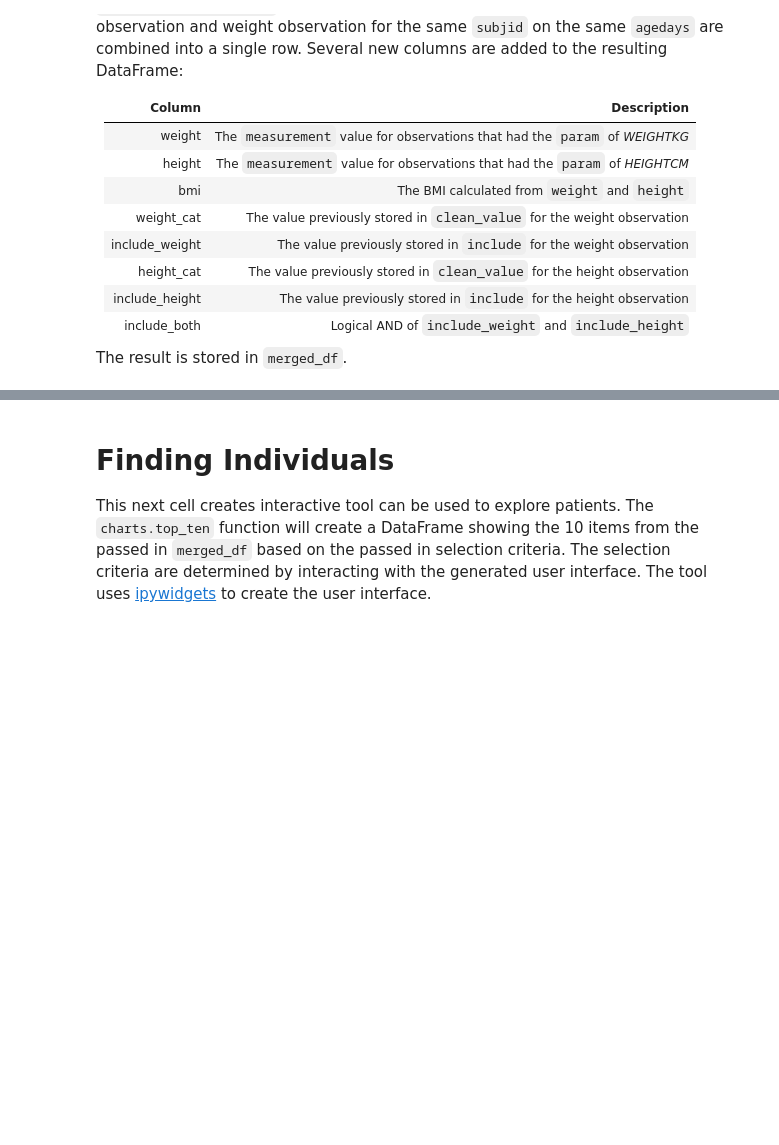
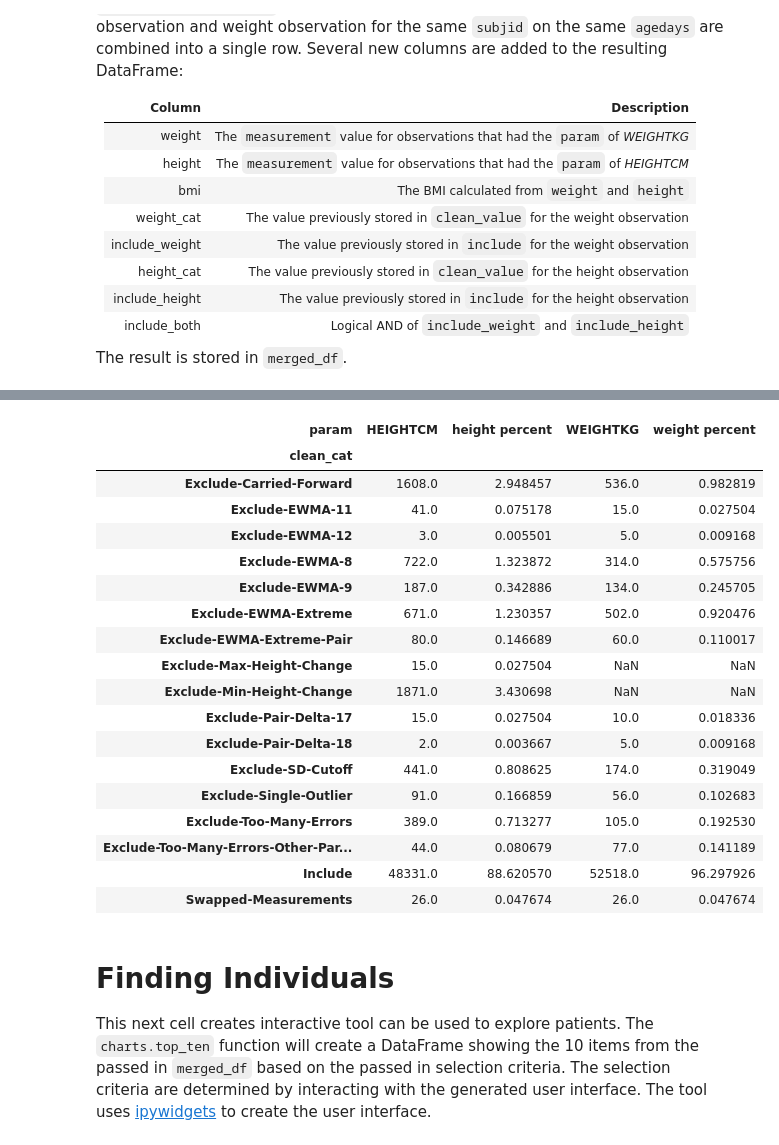
Before and after one commit to mitre/GrowthViz, a Jupyter notebook: Latest Demo Code.ipynb, the cells around one changed output, grey strips where cells are left out. Cells and saved outputs as stored; diff of their text form; code cells hidden in the pictures; blank space fills up the shorter version.

Commit message:
Updating the exclusion information
Bumping it up in the notebook, changing the view and adding percentages

Addresses issue #9

```diff
--- a/Latest Demo Code.ipynb
+++ b/Latest Demo Code.ipynb
@@ -117,3 +121,25 @@ merged_df = charts.setup_merged_df(obs)
+# %%
+charts.exclusion_information(obs)
+# %% [output]
+| param | HEIGHTCM | height percent | WEIGHTKG | weight percent |
+| clean_cat |  |  |  |  |
+| Exclude-Carried-Forward | 1608.0 | 2.948457 | 536.0 | 0.982819 |
+| Exclude-EWMA-11 | 41.0 | 0.075178 | 15.0 | 0.027504 |
+| Exclude-EWMA-12 | 3.0 | 0.005501 | 5.0 | 0.009168 |
+| Exclude-EWMA-8 | 722.0 | 1.323872 | 314.0 | 0.575756 |
+| Exclude-EWMA-9 | 187.0 | 0.342886 | 134.0 | 0.245705 |
+| Exclude-EWMA-Extreme | 671.0 | 1.230357 | 502.0 | 0.920476 |
+| Exclude-EWMA-Extreme-Pair | 80.0 | 0.146689 | 60.0 | 0.110017 |
+| Exclude-Max-Height-Change | 15.0 | 0.027504 | NaN | NaN |
+| Exclude-Min-Height-Change | 1871.0 | 3.430698 | NaN | NaN |
+| Exclude-Pair-Delta-17 | 15.0 | 0.027504 | 10.0 | 0.018336 |
+| Exclude-Pair-Delta-18 | 2.0 | 0.003667 | 5.0 | 0.009168 |
+| Exclude-SD-Cutoff | 441.0 | 0.808625 | 174.0 | 0.319049 |
+| Exclude-Single-Outlier | 91.0 | 0.166859 | 56.0 | 0.102683 |
+| Exclude-Too-Many-Errors | 389.0 | 0.713277 | 105.0 | 0.192530 |
+| Exclude-Too-Many-Errors-Other-Par... | 44.0 | 0.080679 | 77.0 | 0.141189 |
+| Include | 48331.0 | 88.620570 | 52518.0 | 96.297926 |
+| Swapped-Measurements | 26.0 | 0.047674 | 26.0 | 0.047674 |
 # %% [markdown]
 # Finding Individuals
 
```
Also changed, not shown: parts of 8 cells of this notebook, 1 other file.
